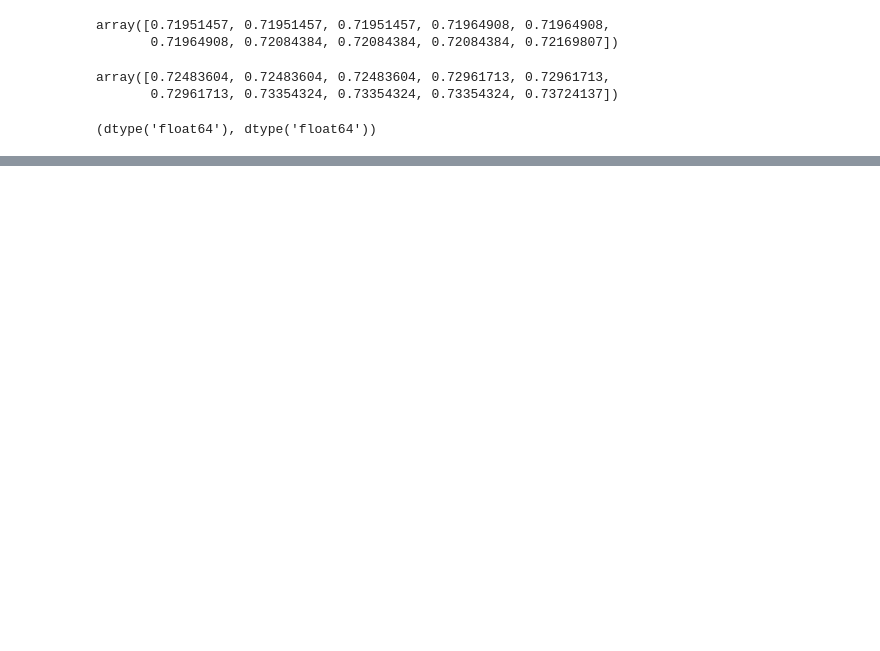
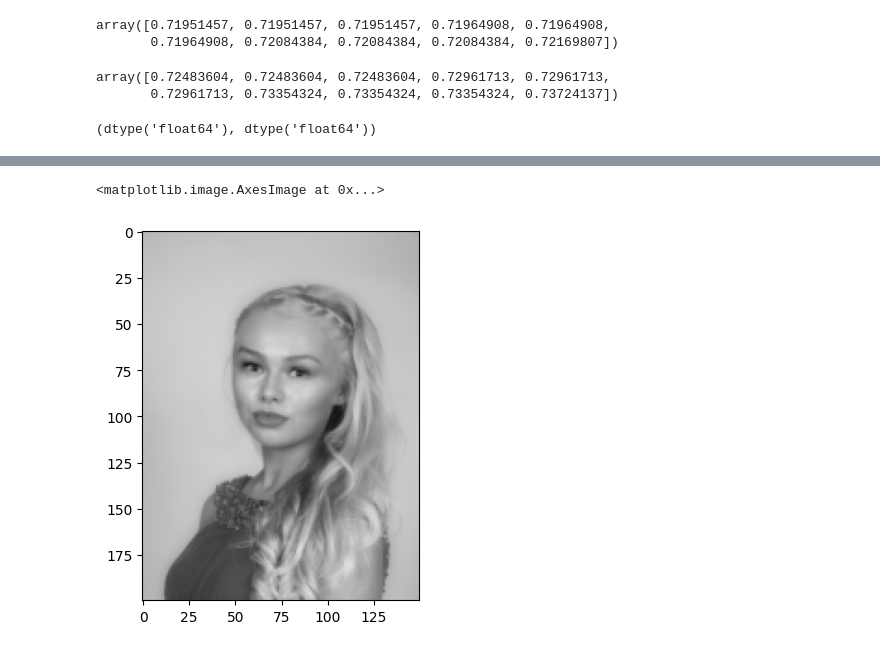
Before and after one commit to joony0512/Deep_Learning_Class, a Jupyter notebook: Part8/P8_Ch05_CH01.ipynb, the cells around one changed output, grey strips where cells are left out. Cells and saved outputs as stored; diff of their text form; code cells hidden in the pictures; blank space fills up the shorter version.

```diff
--- a/Part8/P8_Ch05_CH01.ipynb
+++ b/Part8/P8_Ch05_CH01.ipynb
@@ -146,0 +155,5 @@ train_big_images.dtype, train_small_images.dtype
+# %%
+plt.imshow(train_big_images[0])
+# %% [output]
+<matplotlib.image.AxesImage at 0x...>
+[figure, added]
```
Also changed, not shown: parts of 7 cells of this notebook.
